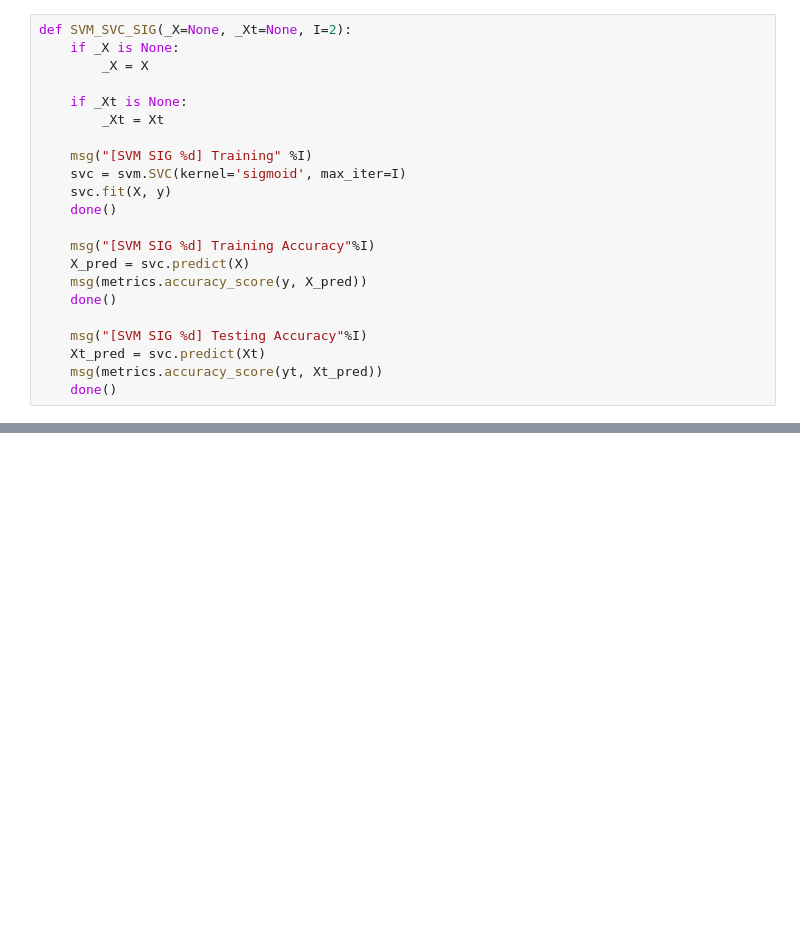
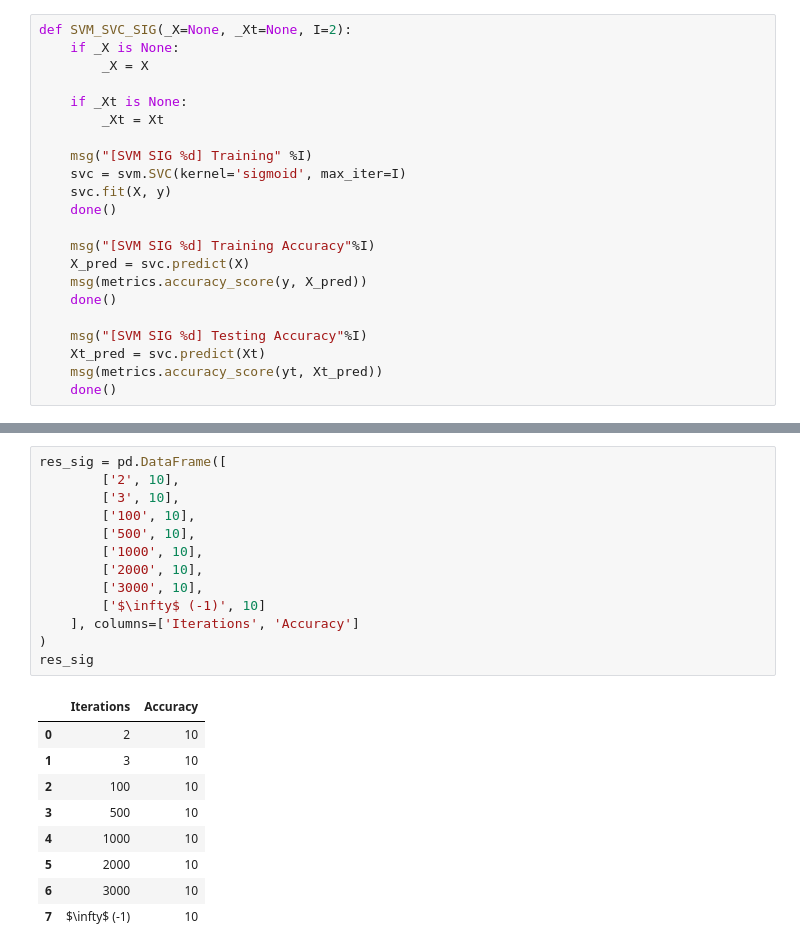
Before and after one commit to devyhia/cifar-10, a Jupyter notebook: Support Vector Machine.ipynb, the cells around one changed output, grey strips where cells are left out. Cells and saved outputs as stored; diff of their text form; blank space fills up the shorter version.

```diff
--- a/Support Vector Machine.ipynb
+++ b/Support Vector Machine.ipynb
@@ -283,0 +306,23 @@ done.
+# %%
+res_sig = pd.DataFrame([
+        ['2', 10],
+        ['3', 10],
+        ['100', 10],
+        ['500', 10],
+        ['1000', 10],
+        ['2000', 10],
+        ['3000', 10],
+        ['$\infty$ (-1)', 10]
+    ], columns=['Iterations', 'Accuracy']
+)
+res_sig
+# %% [output]
+|  | Iterations | Accuracy |
+| 0 | 2 | 10 |
+| 1 | 3 | 10 |
+| 2 | 100 | 10 |
+| 3 | 500 | 10 |
+| 4 | 1000 | 10 |
+| 5 | 2000 | 10 |
+| 6 | 3000 | 10 |
+| 7 | $\infty$ (-1) | 10 |
```
Also changed, not shown: parts of 2 cells of this notebook, 1 other file.
